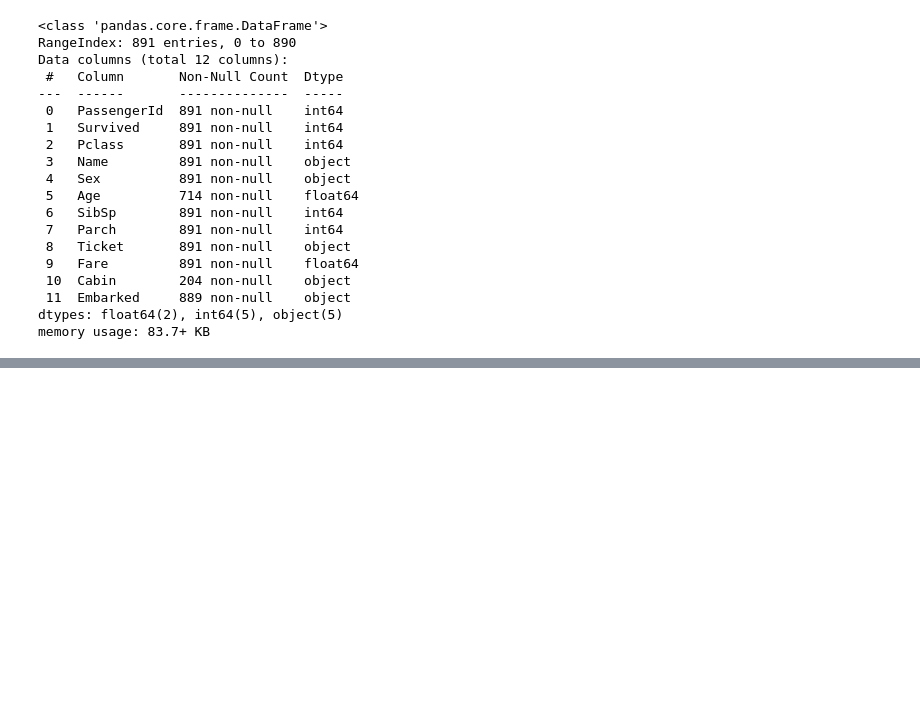
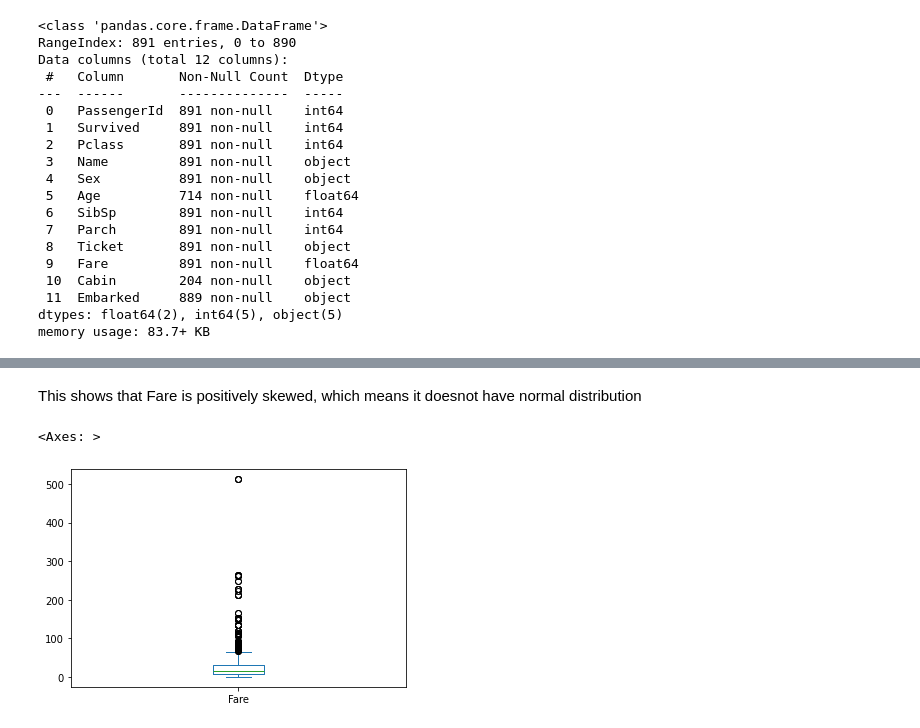
Before and after one commit to niteshpantha/titanic_data, a Jupyter notebook: titanic_analysis.ipynb, the cells around one changed output, grey strips where cells are left out. Cells and saved outputs as stored; diff of their text form; code cells hidden in the pictures; blank space fills up the shorter version.

```diff
--- a/titanic_analysis.ipynb
+++ b/titanic_analysis.ipynb
@@ -185,0 +224,7 @@ df_train[df_train['Age'] > 65]
+# %% [markdown]
+This shows that Fare is positively skewed, which means it doesnot have normal distribution
+# %%
+df_train["Fare"].plot(kind="box")
+# %% [output]
+<Axes: >
+[figure, added]
```
Also changed, not shown: parts of 71 cells of this notebook.
